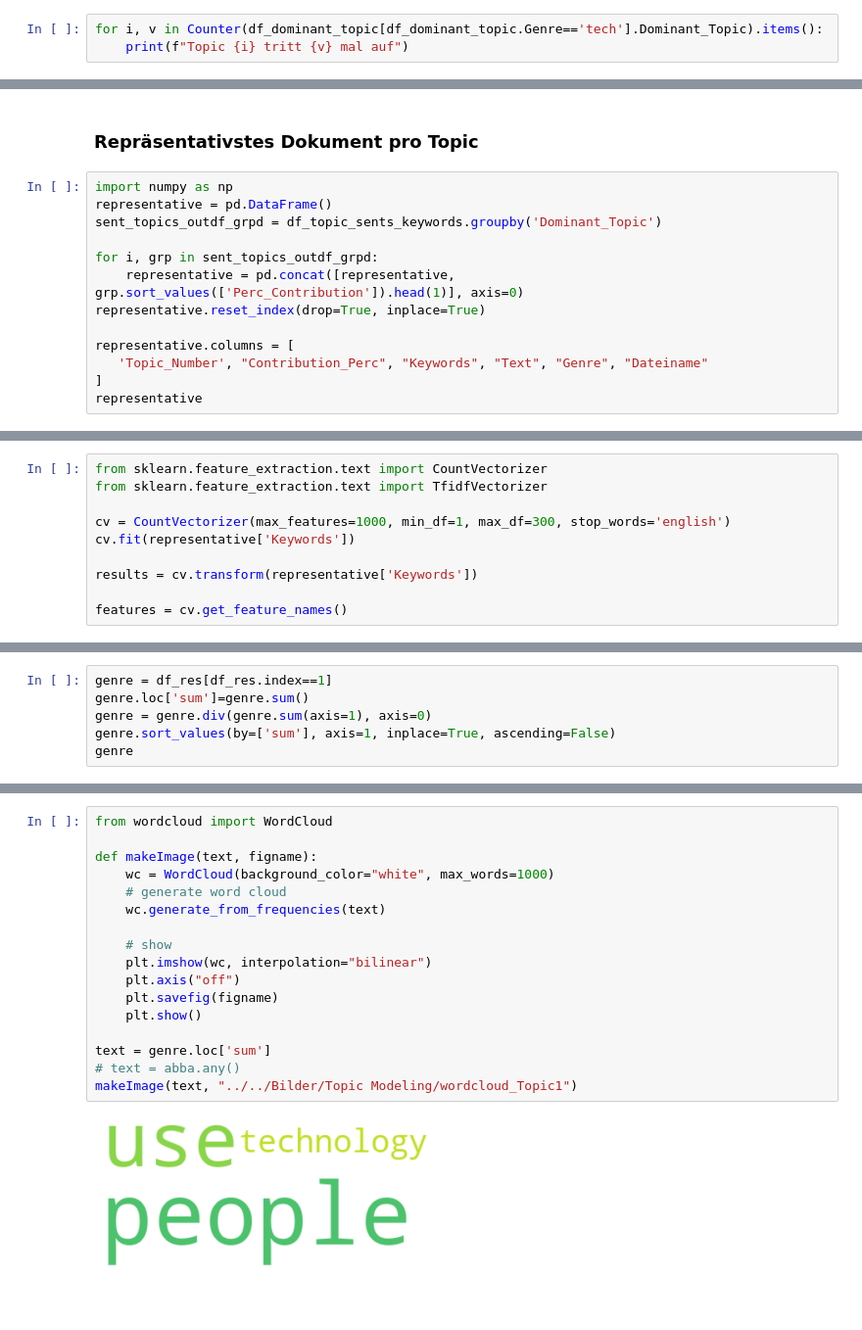
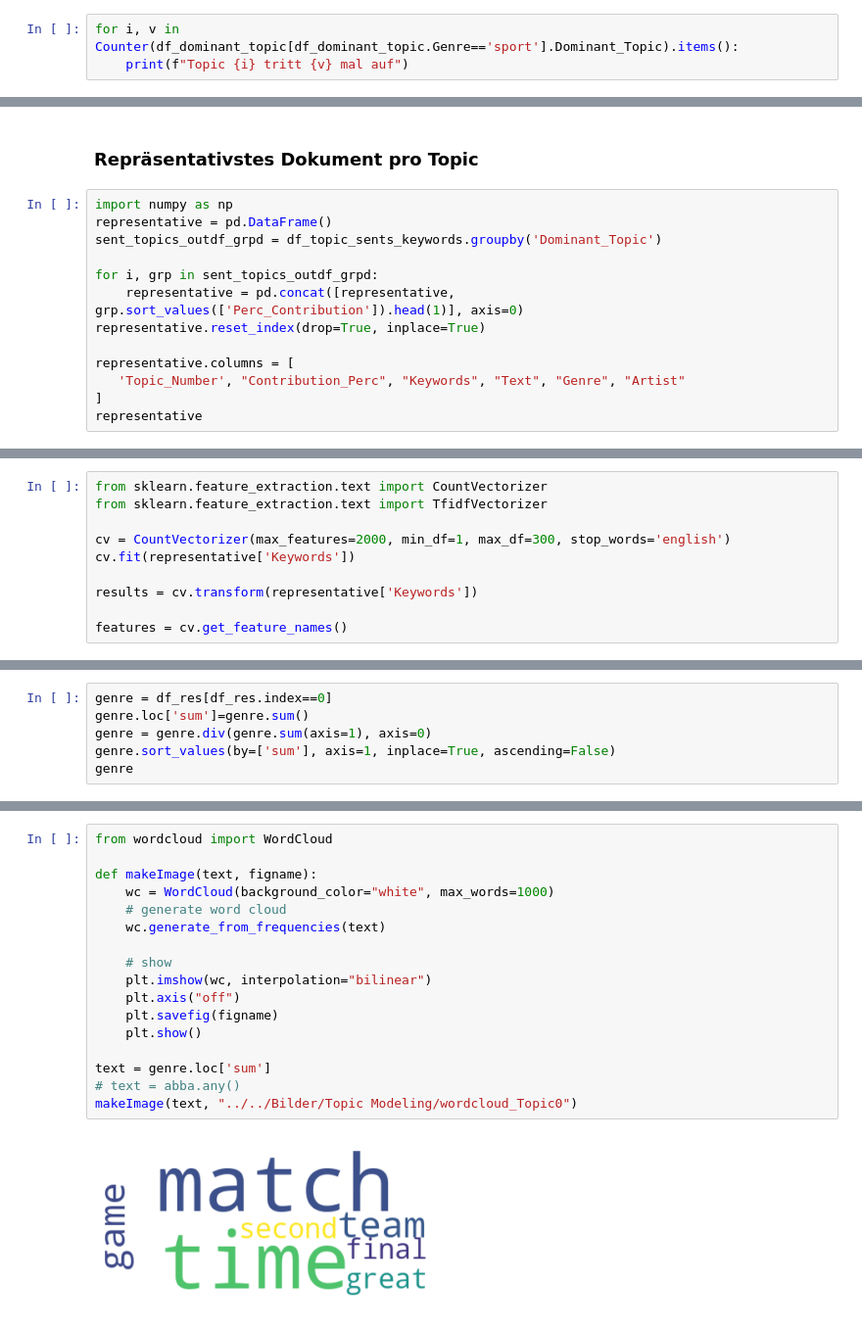
Before and after one commit to tig1795/BBC_News_cluster, a Jupyter notebook: Notebooks/6_Topic Modeling/Topic_Modeling2.ipynb, the cells around one changed output, grey strips where cells are left out. Shown: that part at 98% size. Drawn from its saved outputs; the diff is of its cells as text.

Commit message:
Final Topic Modeling

```diff
--- a/Notebooks/6_Topic Modeling/Topic_Modeling2.ipynb
+++ b/Notebooks/6_Topic Modeling/Topic_Modeling2.ipynb
@@ -344,4 +508,4 @@ plt.show()
 # %%
-for i, v in Counter(df_dominant_topic[df_dominant_topic.Genre=='tech'].Dominant_Topic).items():
+for i, v in Counter(df_dominant_topic[df_dominant_topic.Genre=='sport'].Dominant_Topic).items():
     print(f"Topic {i} tritt {v} mal auf")
 # %% [output]
@@ -365,7 +527,7 @@ for i, grp in sent_topics_outdf_grpd:
 representative.reset_index(drop=True, inplace=True)
 
 representative.columns = [
-   'Topic_Number', "Contribution_Perc", "Keywords", "Text", "Genre", "Dateiname"
+   'Topic_Number', "Contribution_Perc", "Keywords", "Text", "Genre", "Artist"
 ]
 representative
 # %% [output]
@@ -382,7 +544,7 @@ representative
 from sklearn.feature_extraction.text import CountVectorizer
 from sklearn.feature_extraction.text import TfidfVectorizer
 
-cv = CountVectorizer(max_features=1000, min_df=1, max_df=300, stop_words='english')
+cv = CountVectorizer(max_features=2000, min_df=1, max_df=300, stop_words='english')
 cv.fit(representative['Keywords'])
 
 results = cv.transform(representative['Keywords'])
@@ -421,5 +585,5 @@ df_res
 # %%
-genre = df_res[df_res.index==1]
+genre = df_res[df_res.index==0]
 genre.loc['sum']=genre.sum()
 genre = genre.div(genre.sum(axis=1), axis=0)
 genre.sort_values(by=['sum'], axis=1, inplace=True, ascending=False)
@@ -431,19 +596,19 @@ genre
 # %%
 from wordcloud import WordCloud
 
 def makeImage(text, figname):
     wc = WordCloud(background_color="white", max_words=1000)
     # generate word cloud
     wc.generate_from_frequencies(text)
 
     # show
     plt.imshow(wc, interpolation="bilinear")
     plt.axis("off")
     plt.savefig(figname)
     plt.show()
 
 text = genre.loc['sum']
 # text = abba.any()
-makeImage(text, "../../Bilder/Topic Modeling/wordcloud_Topic1")
+makeImage(text, "../../Bilder/Topic Modeling/wordcloud_Topic0")
 # %% [output]
-[figure, old version]
+[figure, new version]
```
Also changed, not shown: parts of 30 cells of this notebook, 10 other files.
